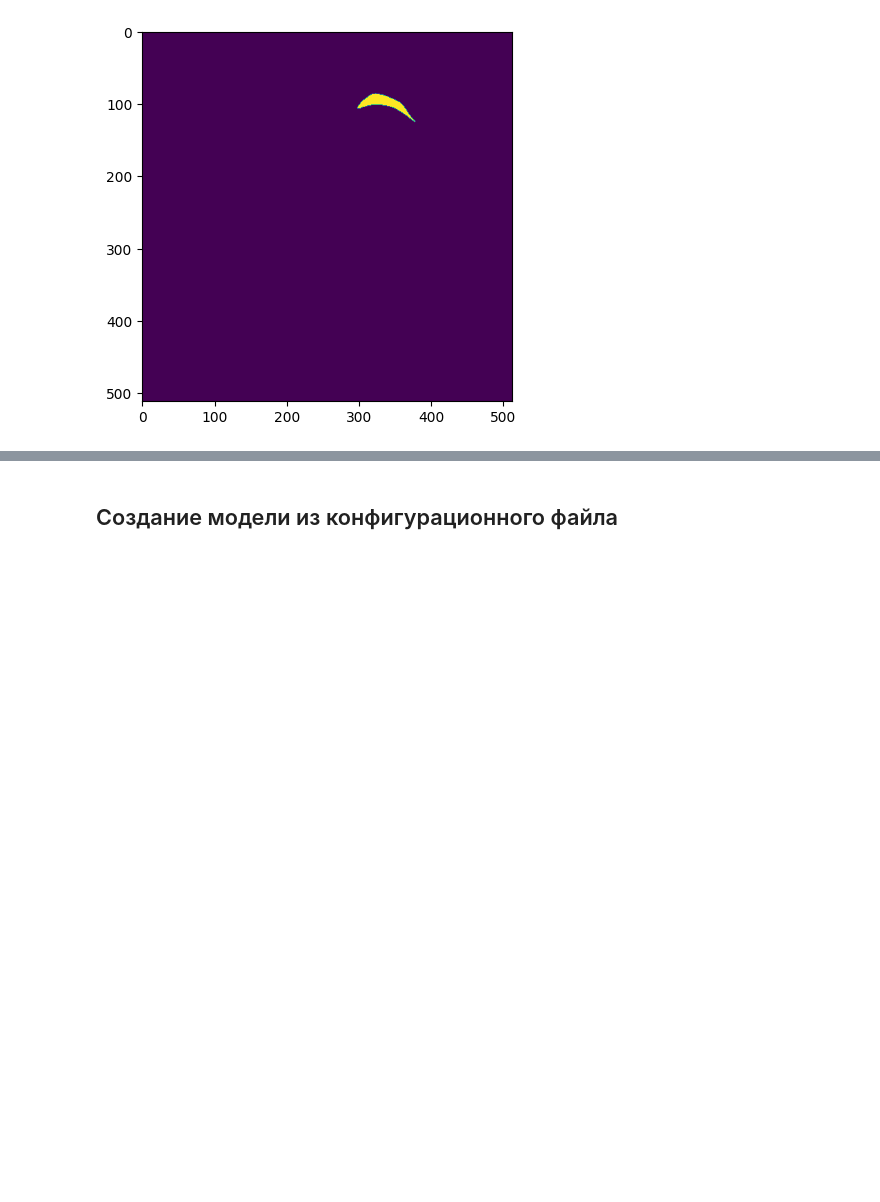
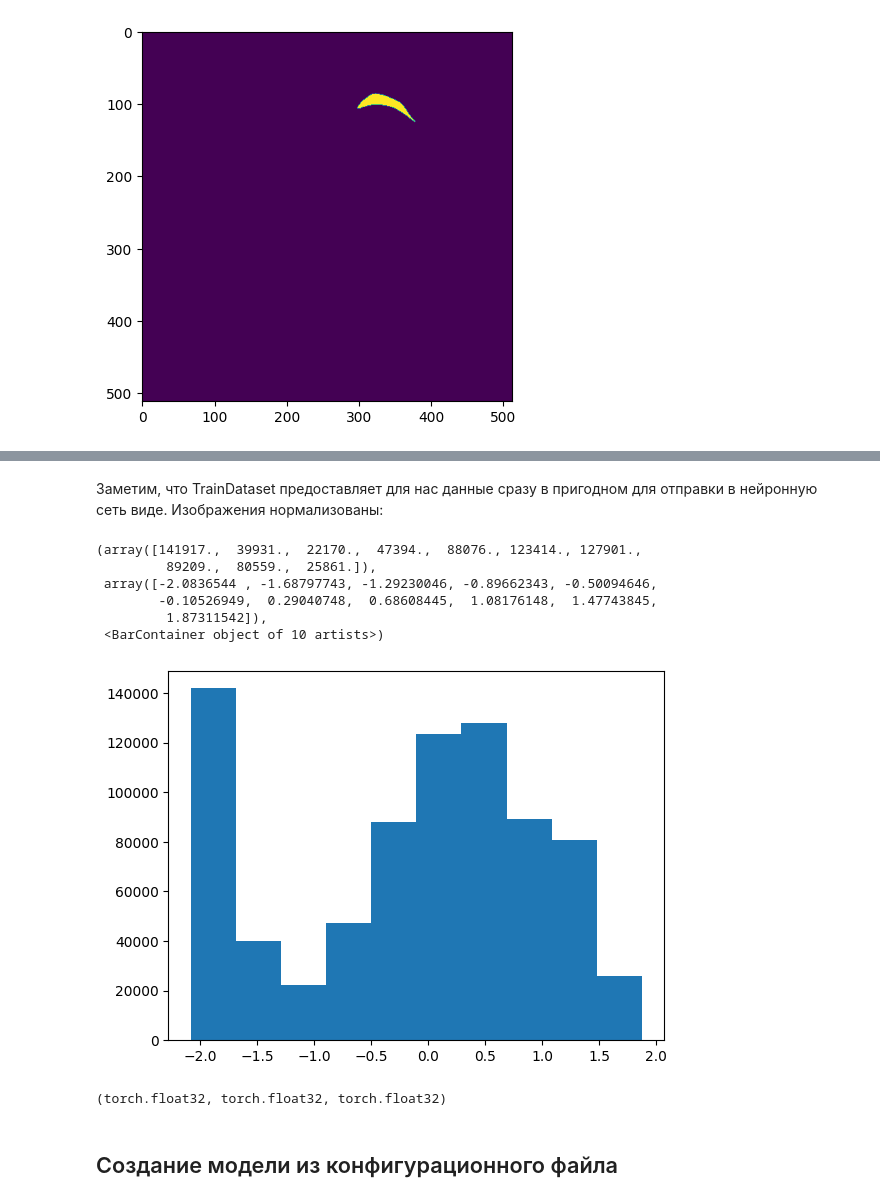
Before and after one commit to VasilievArtyom/PneumothoraxSegmentation, a Jupyter notebook: main.ipynb, the cells around one changed output, grey strips where cells are left out. Drawn from its saved outputs; the diff is of its cells as text; code cells hidden in the pictures; blank space fills up the shorter version.

```diff
--- a/main.ipynb
+++ b/main.ipynb
@@ -88,3 +158,19 @@ plt.imshow(train_ds[0]['mask'])
+# %% [markdown]
+Заметим, что TrainDataset предоставляет для нас данные сразу в пригодном для отправки в нейронную сеть виде. Изображения нормализованы:
+# %%
+plt.hist(train_ds[0]['image'].flatten())
+# %% [output]
+(array([141917.,  39931.,  22170.,  47394.,  88076., 123414., 127901.,
+         89209.,  80559.,  25861.]),
+ array([-2.0836544 , -1.68797743, -1.29230046, -0.89662343, -0.50094646,
+        -0.10526949,  0.29040748,  0.68608445,  1.08176148,  1.47743845,
+         1.87311542]),
+ <BarContainer object of 10 artists>)
+[figure, added]
+# %%
+train_ds[0]['image'].dtype, train_ds[0]['mask'].dtype, train_ds[0]['label'].dtype
+# %% [output]
+(torch.float32, torch.float32, torch.float32)
 # %% [markdown]
 ## Создание модели из конфигурационного файла
 # %% [markdown]
```
Also changed, not shown: parts of 57 cells of this notebook, 7 other files.
